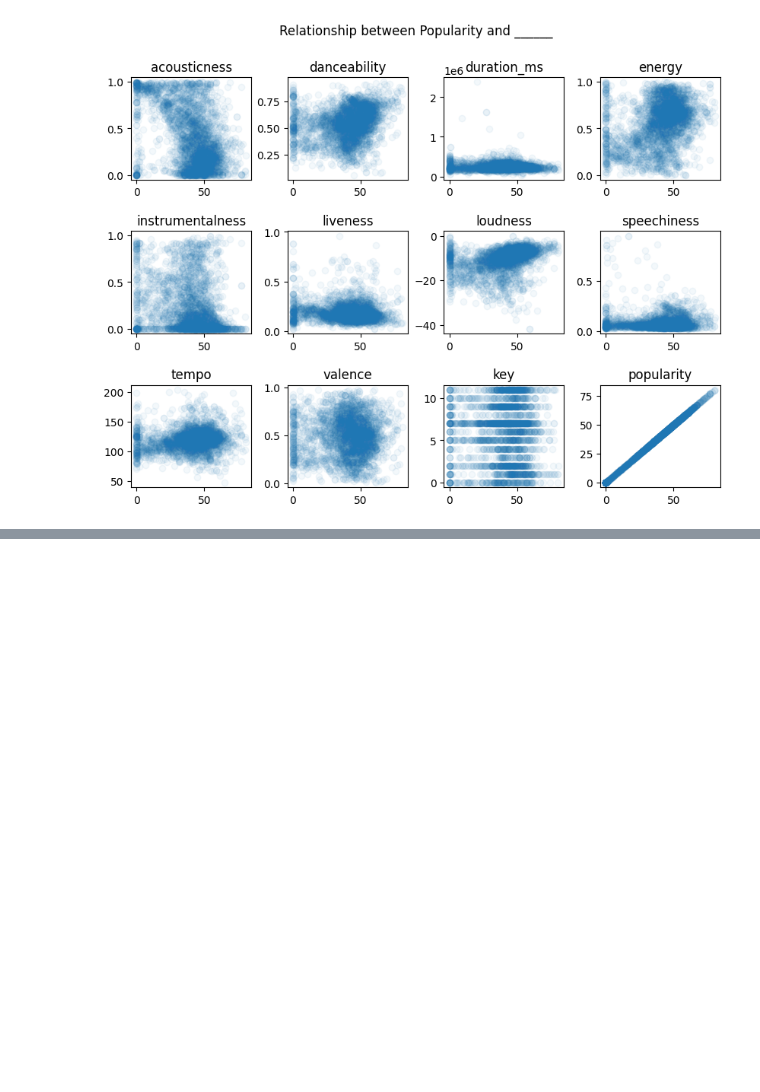
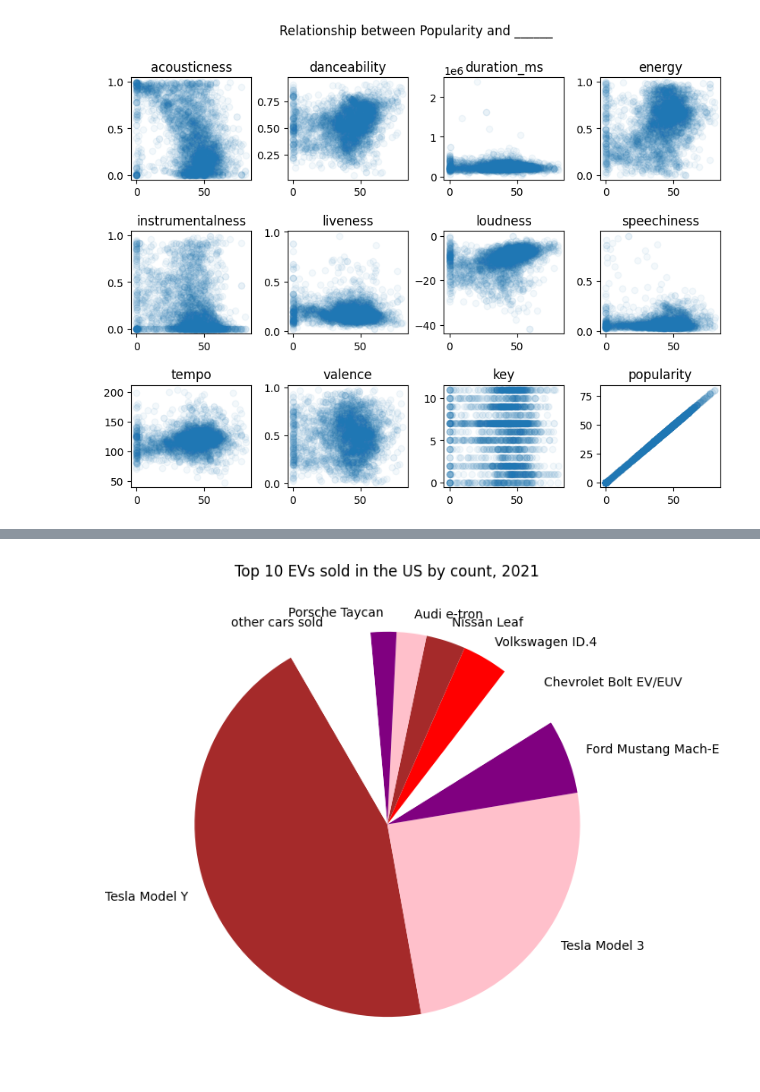
Before and after one commit to AI-human/codecademy_matplotlib_and_seaborn_tuitorial, a Jupyter notebook: Matplotlib.ipynb, the cells around one changed output, grey strips where cells are left out. Cells and saved outputs as stored; diff of their text form; code cells hidden in the pictures; blank space fills up the shorter version.

```diff
--- a/Matplotlib.ipynb
+++ b/Matplotlib.ipynb
@@ -212,0 +231,7 @@ plt.show()
+# %%
+pie_data = pd.read_csv('dataset used/EV_market_share.csv')
+plt.title('Top 10 EVs sold in the US by count, 2021')
+plt.pie(pie_data.number_sold,startangle=120, labels=pie_data.model,colors=['brown', 'pink', 'purple', 'white', 'red'])
+plt.show()
+# %% [output]
+[figure, added]
```
Also changed, not shown: parts of 16 cells of this notebook, 2 other files.
